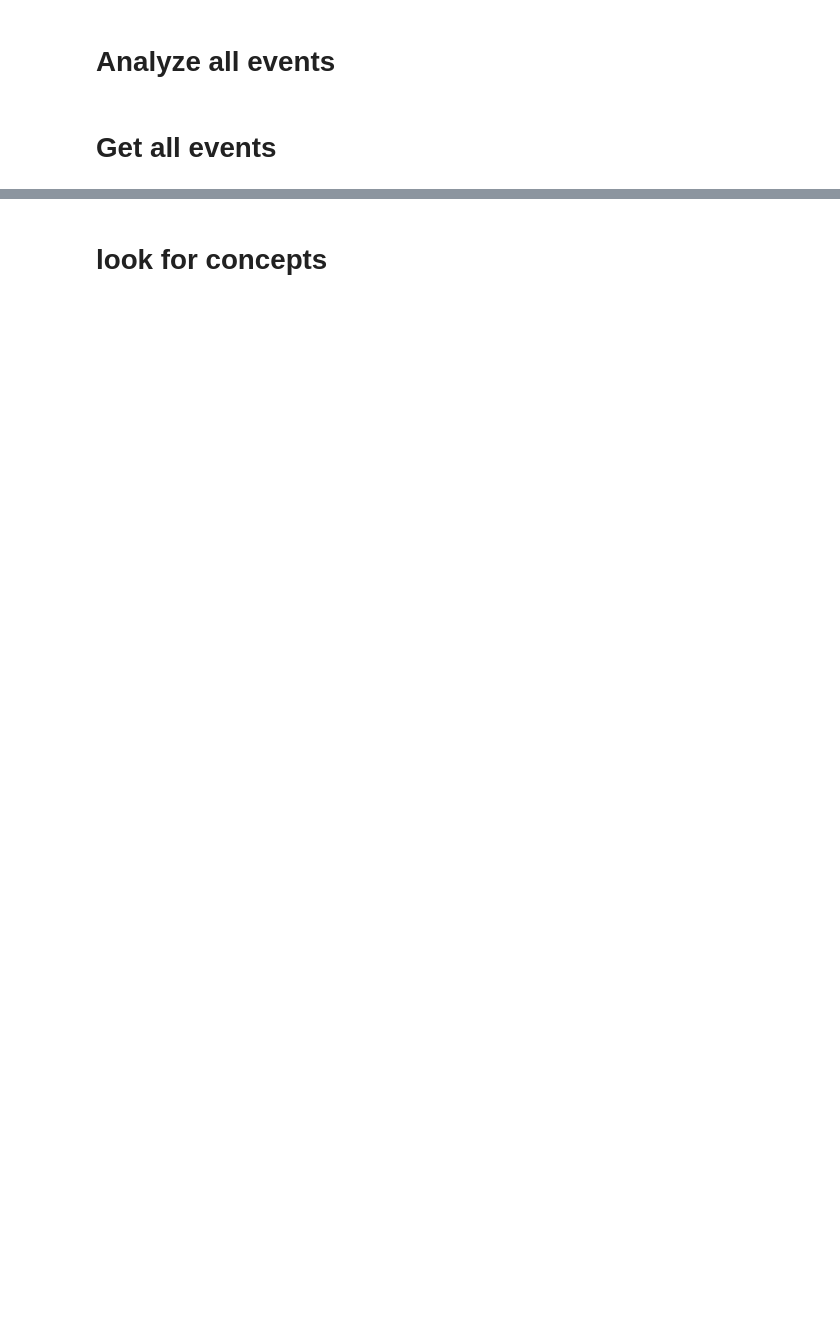
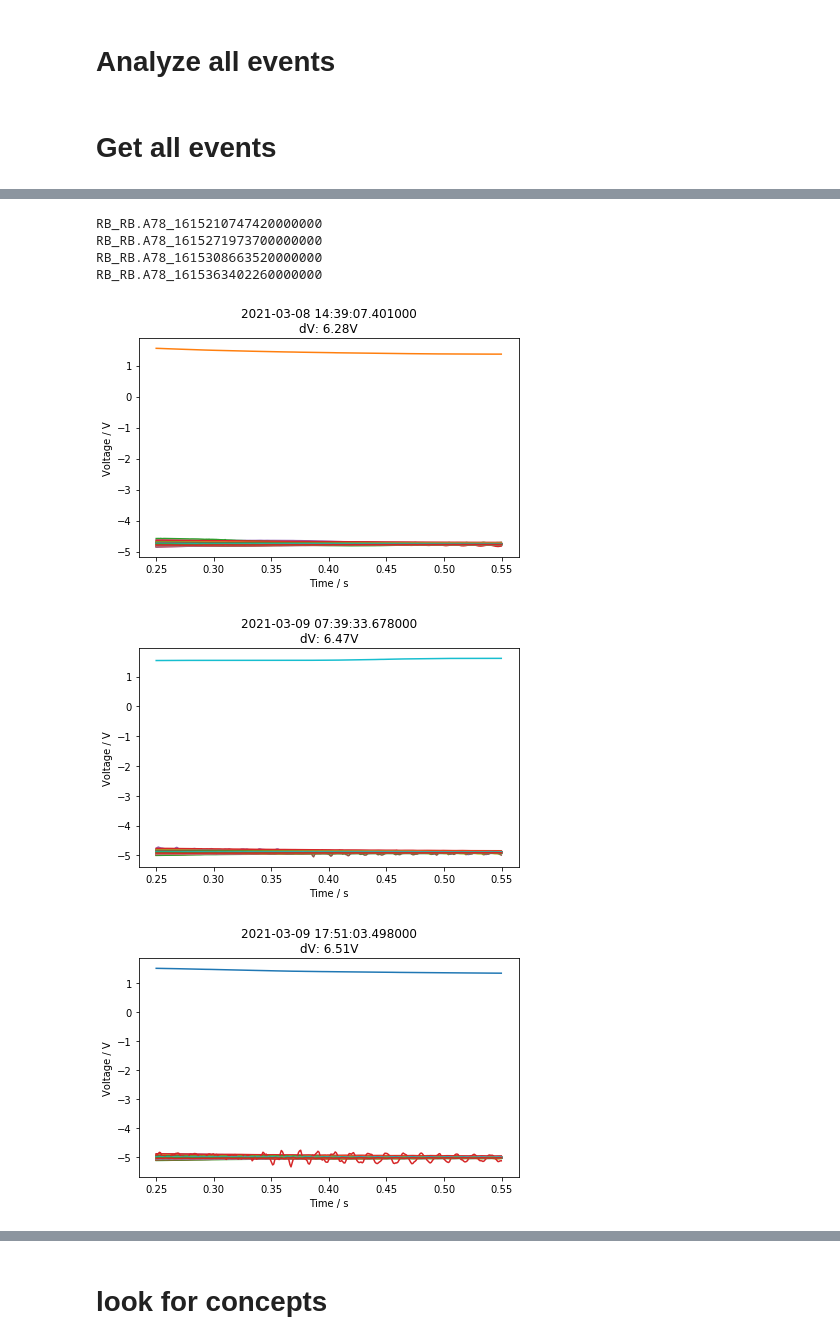
Before and after one commit to cobermai/lhc_anomaly_detection, a Jupyter notebook: notebooks/RB_FPA_analysis_prim_quench.ipynb, the cells around one changed output, grey strips where cells are left out. Saved outputs shown, nothing was run; the diff lists cells and outputs as text; code cells hidden in the pictures; blank space fills up the shorter version.

Commit message:
Add new dataset u diode, which includes quenched signals

```diff
--- a/notebooks/RB_FPA_analysis_prim_quench.ipynb
+++ b/notebooks/RB_FPA_analysis_prim_quench.ipynb
@@ -349,0 +186,15 @@ RB_RB.A56_1623561878880000000
+# %%
+ds = RBFPAFullQuench(dataset_path=dataset_path,
+             context_path=context_path,
+             metadata_path=metadata_path,
+             data_path=data_path,
+             simulation_path=simulation_path,
+             acquisition_summary_path=acquisition_summary_path,
+             plot_dataset_path=plot_dataset_path)
+
+fpa_identifiers = ds.select_events()
+
+dataset = ds.load_dataset(fpa_identifiers=fpa_identifiers,
+                          dataset_path=dataset_path,
+                          drop_data_vars=['simulation','el_position_feature','event_feature'],
+                          location={'time': slice(0.25, 0.55)})
@@ -349,0 +204,29 @@ RB_RB.A56_1623561878880000000
+# %%
+i = 0
+max_deviation = np.zeros(len(mp3_fpa_df_in_dataset))
+for k, row in mp3_fpa_df_in_dataset.iterrows():
+
+    d = dataset['data'].loc[{'event': row['fpa_identifier']}]#, 'time':slice(t_ee1 + window[0],t_ee1+ window[1])}]
+
+    max_deviation[i] = max(abs(d.min() - d.mean()), abs(d.max() - d.mean())).values
+
+    if max_deviation[i] > 1.5:
+        plt.figure()
+        plt.title(f"{row['Timestamp_PIC']}\ndV: {max_deviation[i]:.2f}V")
+        plt.tight_layout()
+        plt.xlabel('Time / s')
+        plt.ylabel('Voltage / V')
+        print(row['fpa_identifier'])
+        plt.plot(d.time.values, d.values.T)
+
+    i+=1
+    if i>3:
+        break
+# %% [output]
+RB_RB.A78_1615210747420000000
+RB_RB.A78_1615271973700000000
+RB_RB.A78_1615308663520000000
+RB_RB.A78_1615363402260000000
+[figure, added]
+[figure, added]
+[figure, added]
```
Also changed, not shown: parts of 40 cells of this notebook, 11 other files.
